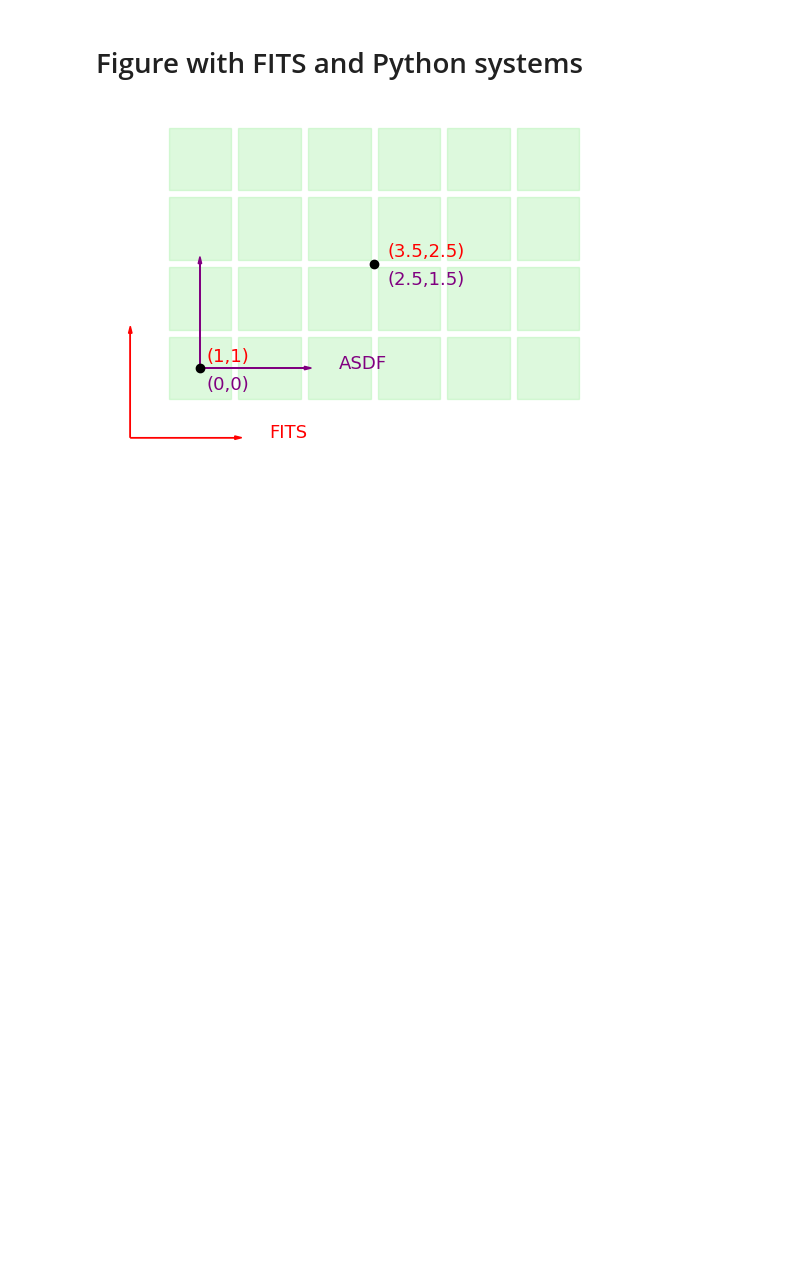
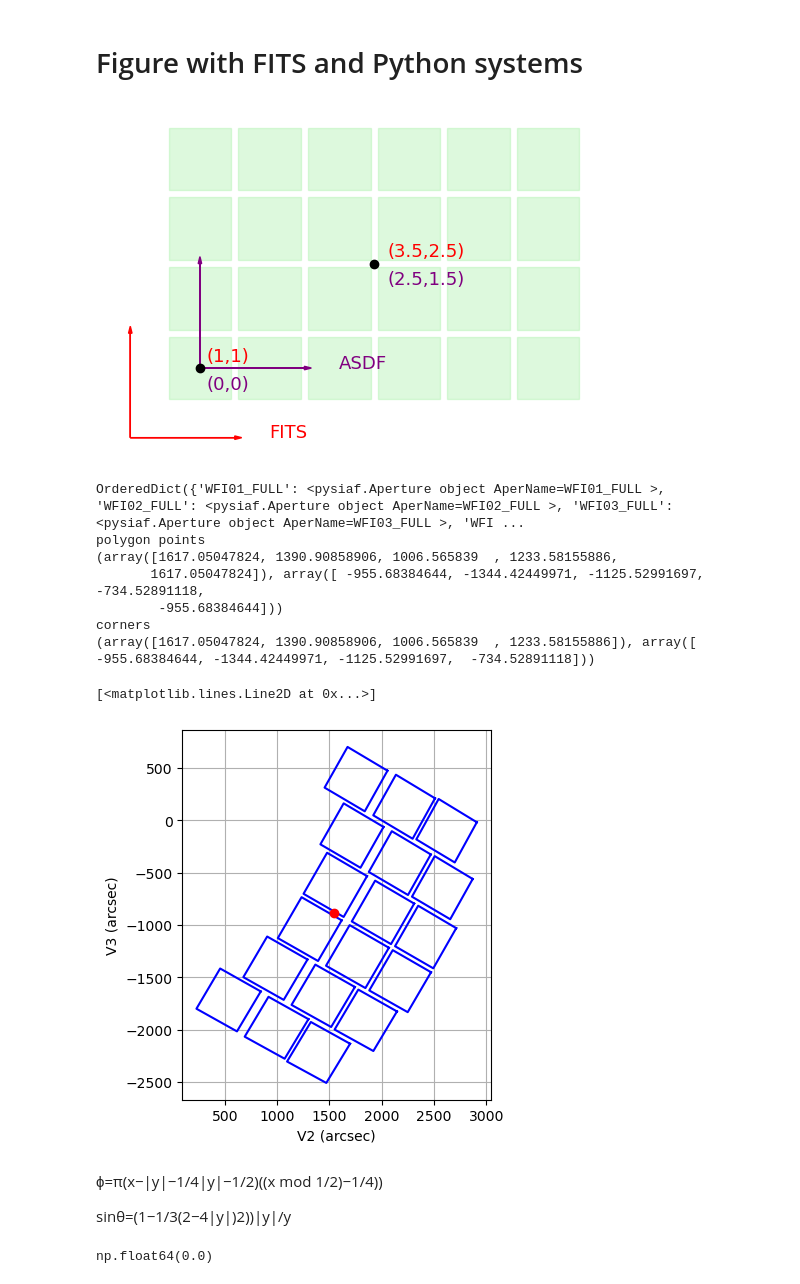
Before and after one commit to spacetelescope/skymap, a Jupyter notebook: notebook/Tessellation.ipynb, the cells around one changed output. Saved outputs shown, nothing was run; the diff lists cells and outputs as text; code cells hidden in the pictures; blank space fills up the shorter version.

```diff
--- a/notebook/Tessellation.ipynb
+++ b/notebook/Tessellation.ipynb
@@ -1386,3 +1388,32 @@ fig.savefig('systems.pdf',bbox_inches="tight")
 plt.show()
 # %% [output]
 [figure]
+# %%
+import matplotlib.pyplot as plt
+import pysiaf
+instrument = "roman"
+siaf = pysiaf.Siaf(instrument)
+print(siaf.apertures)
+#siaf.plot()
+print('polygon points')
+print(siaf['WFI01_FULL'].closed_polygon_points(to_frame='tel'))
+print('corners')
+print(siaf['WFI01_FULL'].corners(to_frame='tel'))
+for i in range(1,19):
+    siaf[f"WFI{i:02}_FULL"].plot(color='blue')
+plt.grid()
+plt.plot([1540],[-890],'o',color='red')
+# %% [output]
+OrderedDict({'WFI01_FULL': <pysiaf.Aperture object AperName=WFI01_FULL >, 'WFI02_FULL': <pysiaf.Aperture object AperName=WFI02_FULL >, 'WFI03_FULL': <pysiaf.Aperture object AperName=WFI03_FULL >, 'WFI ...
+polygon points
+(array([1617.05047824, 1390.90858906, 1006.565839  , 1233.58155886,
+       1617.05047824]), array([ -955.68384644, -1344.42449971, -1125.52991697,  -734.52891118,
+        -955.68384644]))
+corners
+(array([1617.05047824, 1390.90858906, 1006.565839  , 1233.58155886]), array([ -955.68384644, -1344.42449971, -1125.52991697,  -734.52891118]))
+[<matplotlib.lines.Line2D at 0x...>]
+[figure, added]
+# %% [markdown]
+ϕ=π(x−|y|−1/4|y|−1/2)((x mod 1/2)−1/4))
+
+sinθ=(1−1/3(2−4|y|)2))|y|/y
@@ -1388,0 +1425,4 @@ plt.show()
+# %%
+np.rad2deg(phi)
+# %% [output]
+np.float64(0.0)
```
Also changed, not shown: parts of 4 cells of this notebook, 1 other file.
